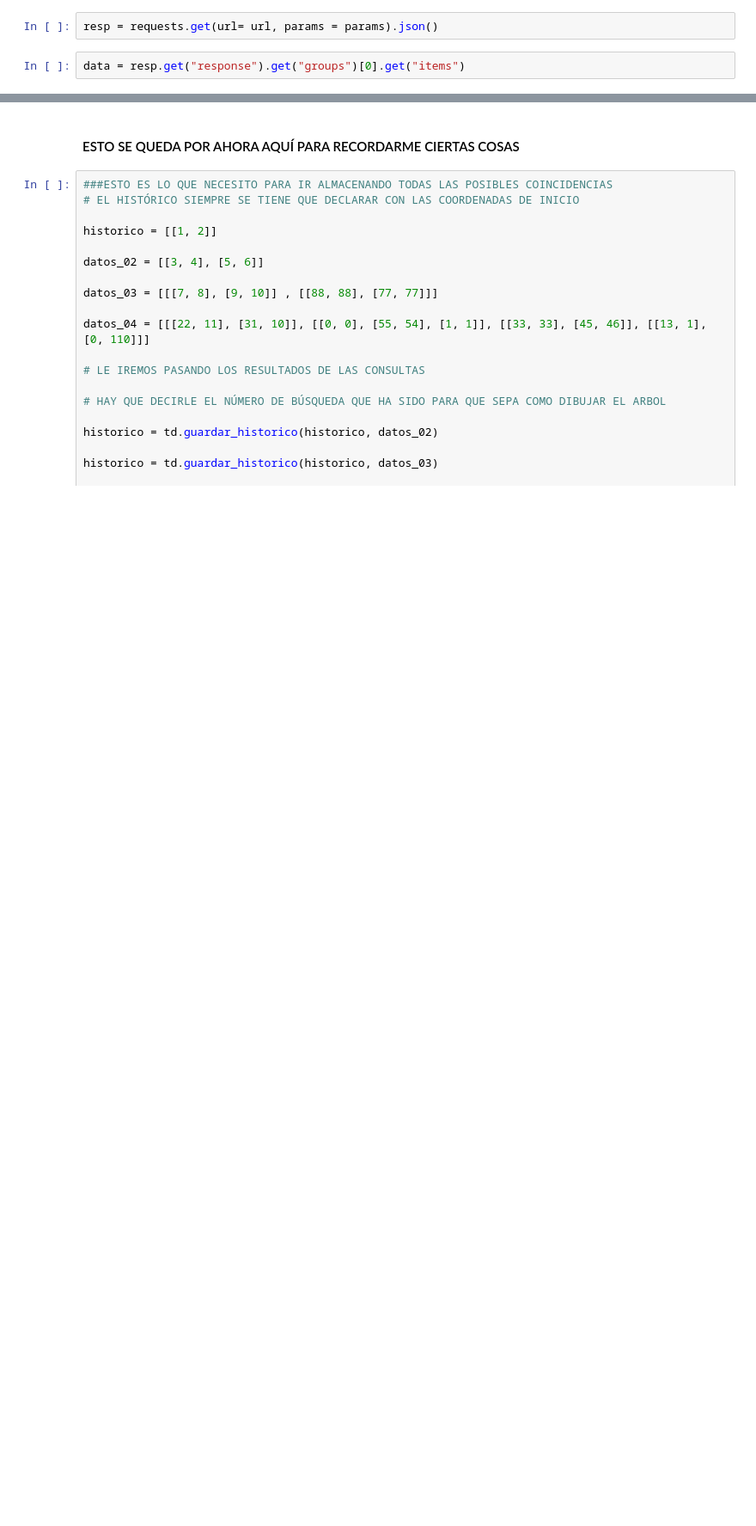
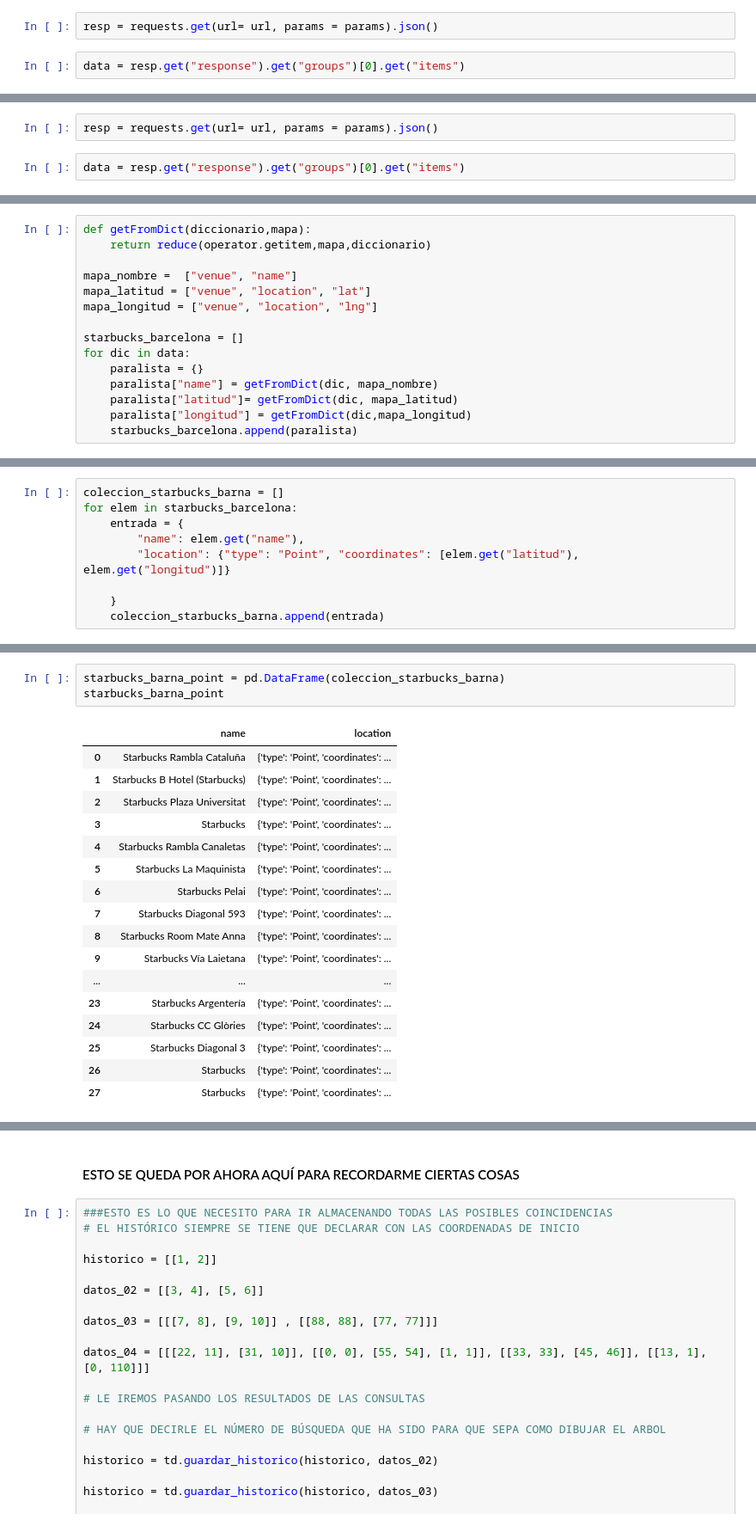
Before and after one commit to as-Solo/Proyecto_Ubicacion, a Jupyter notebook: notebooks/03_Creacion_colecciones_ciudades.ipynb, the cells around one changed output, grey strips where cells are left out. Shown: that part at 86% size. Saved outputs shown, nothing was run; the diff lists cells and outputs as text; blank space fills up the shorter version.

```diff
--- a/notebooks/03_Creacion_colecciones_ciudades.ipynb
+++ b/notebooks/03_Creacion_colecciones_ciudades.ipynb
@@ -296,0 +549,4 @@ df.to_json("../data/starbucks_madrid_col.json", orient="records")
+# %%
+resp = requests.get(url= url, params = params).json()
+# %%
+data = resp.get("response").get("groups")[0].get("items")
@@ -296,0 +557,15 @@ df.to_json("../data/starbucks_madrid_col.json", orient="records")
+# %%
+def getFromDict(diccionario,mapa):
+    return reduce(operator.getitem,mapa,diccionario)
+
+mapa_nombre =  ["venue", "name"]
+mapa_latitud = ["venue", "location", "lat"]
+mapa_longitud = ["venue", "location", "lng"]
+
+starbucks_barcelona = []
+for dic in data:
+    paralista = {}
+    paralista["name"] = getFromDict(dic, mapa_nombre)
+    paralista["latitud"]= getFromDict(dic, mapa_latitud)
+    paralista["longitud"] = getFromDict(dic,mapa_longitud)
+    starbucks_barcelona.append(paralista)
@@ -296,0 +593,9 @@ df.to_json("../data/starbucks_madrid_col.json", orient="records")
+# %%
+coleccion_starbucks_barna = []
+for elem in starbucks_barcelona:
+    entrada = {
+        "name": elem.get("name"),
+        "location": {"type": "Point", "coordinates": [elem.get("latitud"), elem.get("longitud")]}
+
+    }
+    coleccion_starbucks_barna.append(entrada)
@@ -296,0 +622,21 @@ df.to_json("../data/starbucks_madrid_col.json", orient="records")
+# %%
+starbucks_barna_point = pd.DataFrame(coleccion_starbucks_barna)
+starbucks_barna_point
+# %% [output]
+|  | name | location |
+| 0 | Starbucks Rambla Cataluña | {'type': 'Point', 'coordinates': ... |
+| 1 | Starbucks B Hotel (Starbucks) | {'type': 'Point', 'coordinates': ... |
+| 2 | Starbucks Plaza Universitat | {'type': 'Point', 'coordinates': ... |
+| 3 | Starbucks | {'type': 'Point', 'coordinates': ... |
+| 4 | Starbucks Rambla Canaletas | {'type': 'Point', 'coordinates': ... |
+| 5 | Starbucks La Maquinista | {'type': 'Point', 'coordinates': ... |
+| 6 | Starbucks Pelai | {'type': 'Point', 'coordinates': ... |
+| 7 | Starbucks Diagonal 593 | {'type': 'Point', 'coordinates': ... |
+| 8 | Starbucks Room Mate Anna | {'type': 'Point', 'coordinates': ... |
+| 9 | Starbucks Vía Laietana | {'type': 'Point', 'coordinates': ... |
+| ... | ... | ... |
+| 23 | Starbucks Argentería | {'type': 'Point', 'coordinates': ... |
+| 24 | Starbucks CC Glòries | {'type': 'Point', 'coordinates': ... |
+| 25 | Starbucks Diagonal 3 | {'type': 'Point', 'coordinates': ... |
+| 26 | Starbucks | {'type': 'Point', 'coordinates': ... |
+| 27 | Starbucks | {'type': 'Point', 'coordinates': ... |
```
Also changed, not shown: parts of 139 cells of this notebook, 15 other files.
